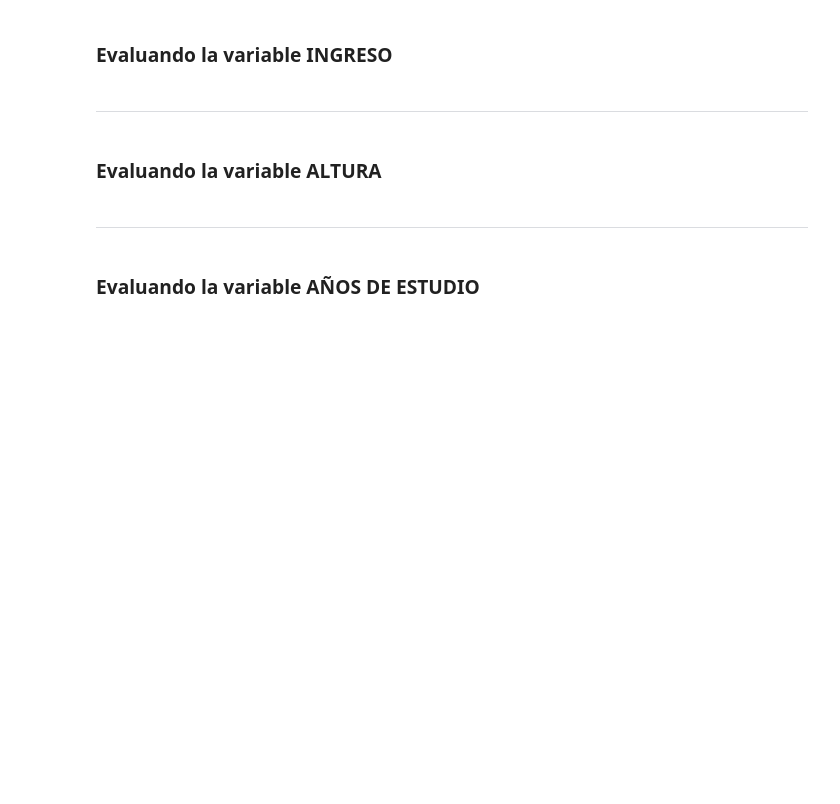
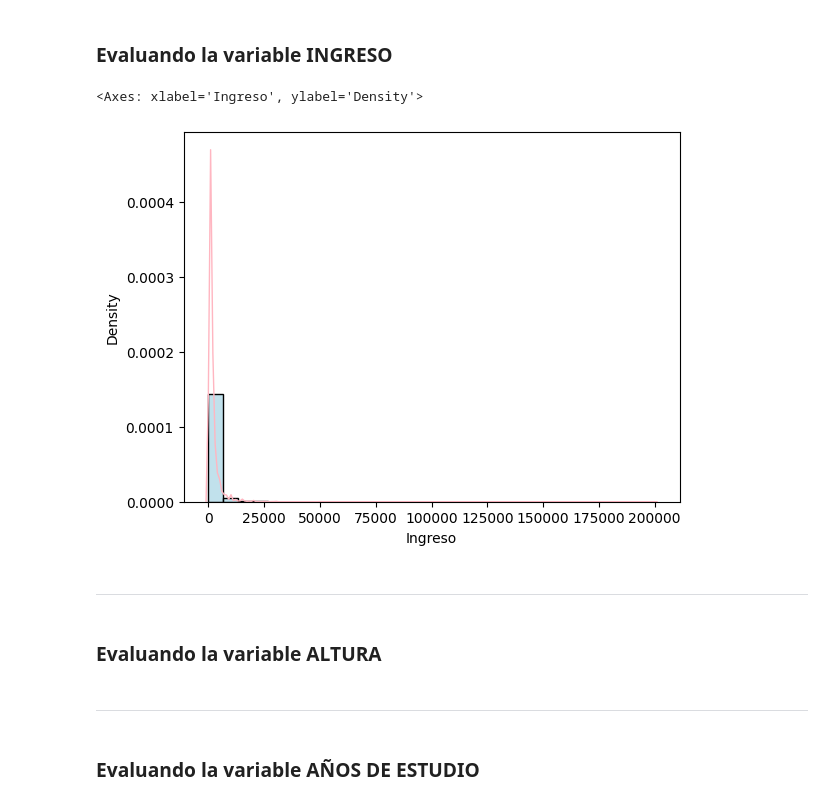
Before and after one commit to Eve113/Curso_de_Estadistica_con_Python_1, a Jupyter notebook: Curso_de_Estadística_con_Python_1.ipynb, the cells around one changed output. Saved outputs shown, nothing was run; the diff lists cells and outputs as text; code cells hidden in the pictures; blank space fills up the shorter version.

```diff
--- a/Curso_de_Estadística_con_Python_1.ipynb
+++ b/Curso_de_Estadística_con_Python_1.ipynb
@@ -739,6 +775,12 @@ La moda se puede definir como el valor más frecuente de un conjunto de datos. L
 <img src='https://caelum-online-public.s3.amazonaws.com/ESP-1752-estadistica-con-python-parte1/img004.png' width='80%'>
 # %% [markdown]
 ### Evaluando la variable INGRESO
+# %%
+ax = sns.histplot(datos["Ingreso"], stat="density", bins = 30, color="lightblue")
+sns.kdeplot(datos["Ingreso"], color="lightpink", ax=ax, linewidth=1)
+# %% [output]
+<Axes: xlabel='Ingreso', ylabel='Density'>
+[figure, added]
 # %% [markdown]
 ***
 # %% [markdown]
```
Also changed, not shown: parts of 5 cells of this notebook.
